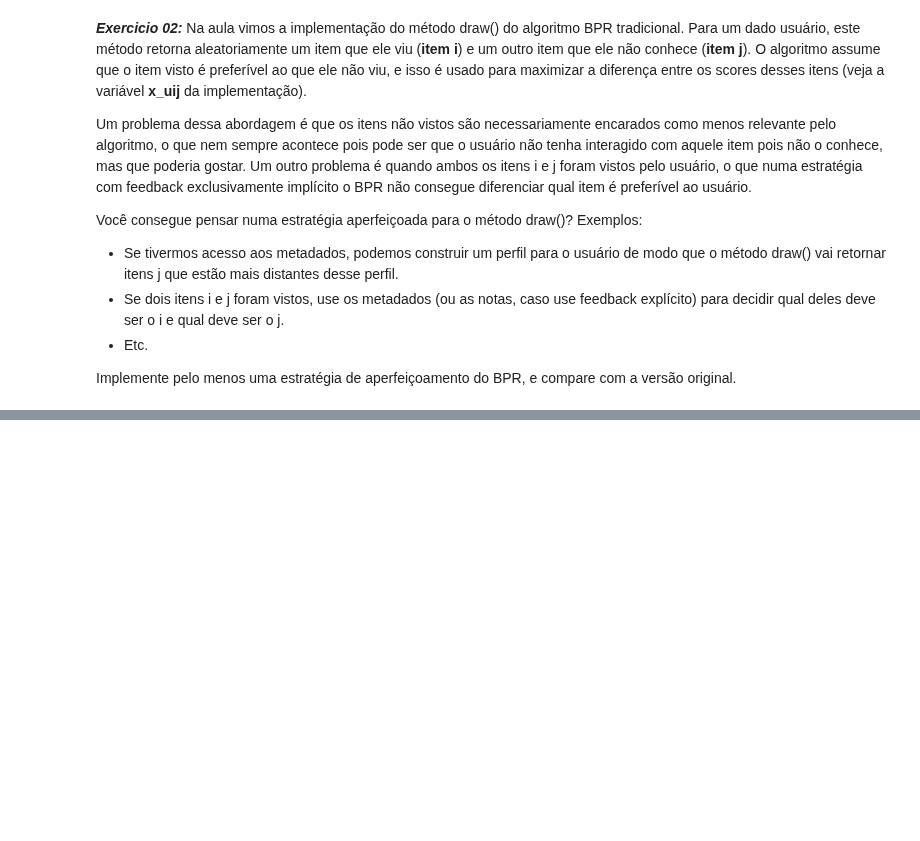
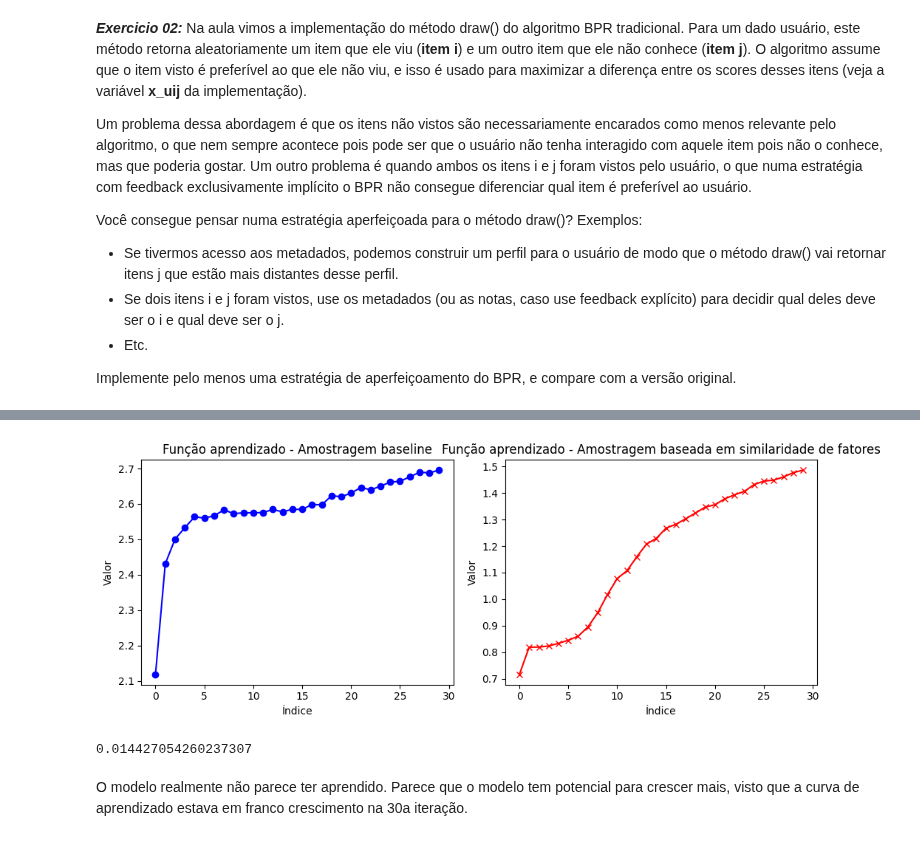
Before and after one commit to caiotda/SCC5966---Recommender-Systems, a Jupyter notebook: Aula08_Exercicios.ipynb, the cells around one changed output, grey strips where cells are left out. Cells and saved outputs as stored; diff of their text form; code cells hidden in the pictures; blank space fills up the shorter version.

```diff
--- a/Aula08_Exercicios.ipynb
+++ b/Aula08_Exercicios.ipynb
@@ -81,0 +550,2 @@ Implemente pelo menos uma estratégia de aperfeiçoamento do BPR, e compare com
+# %%
+i_b_fac, p_fac, q_fac , error_fac = train_bprmf(train, n_factors=10, draw_func=draw_factors)
@@ -81,0 +572,22 @@ Implemente pelo menos uma estratégia de aperfeiçoamento do BPR, e compare com
+# %%
+import matplotlib.pyplot as plt
+
+
+fig, axs = plt.subplots(1, 2, figsize=(10, 4))
+
+
+axs[0].plot(error, color='b', marker='o')
+axs[0].set_title('Função aprendizado - Amostragem baseline')
+axs[0].set_xlabel('Índice')
+axs[0].set_ylabel('Valor')
+
+axs[1].plot(error_fac, color='r', marker='x')
+axs[1].set_title('Função aprendizado - Amostragem baseada em similaridade de fatores')
+axs[1].set_xlabel('Índice')
+axs[1].set_ylabel('Valor')
+
+plt.tight_layout()
+
+plt.show()
+# %% [output]
+[figure, added]
@@ -81,0 +597,6 @@ Implemente pelo menos uma estratégia de aperfeiçoamento do BPR, e compare com
+# %%
+np.mean(variant_metrics_70p['AP'])
+# %% [output]
+0.014427054260237307
+# %% [markdown]
+O modelo realmente não parece ter aprendido. Parece que o modelo tem potencial para crescer mais, visto que a curva de aprendizado estava em franco crescimento na 30a iteração.
```
Also changed, not shown: parts of 64 cells of this notebook.
